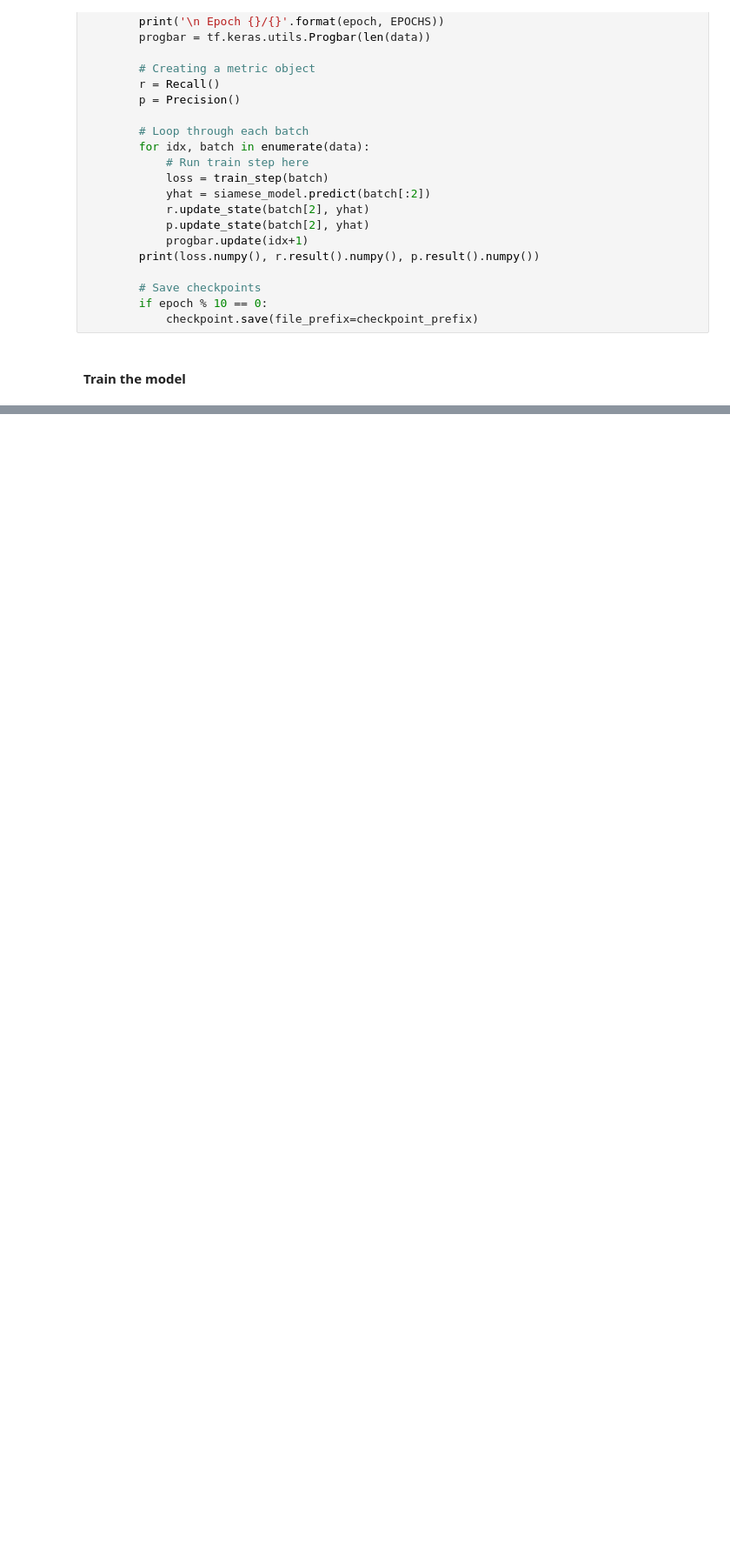
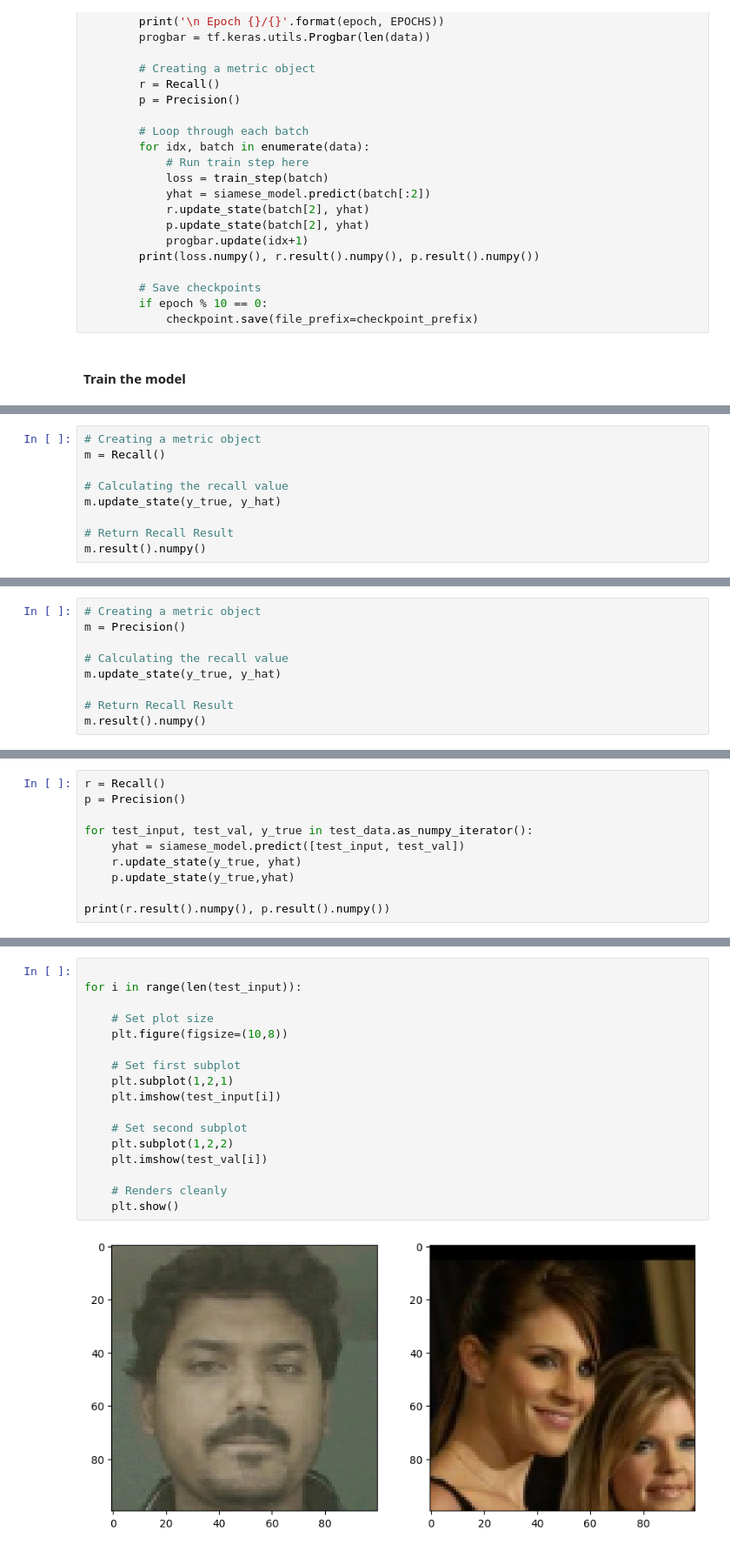
Before and after one commit to utsav-das/AI-Face-Recognition, a Jupyter notebook: ai_face_recognition_notebook.ipynb, the cells around one changed output, grey strips where cells are left out. Shown at 87% size. Saved outputs shown, nothing was run; the diff lists cells and outputs as text; blank space fills up the shorter version.

```diff
--- a/ai_face_recognition_notebook.ipynb
+++ b/ai_face_recognition_notebook.ipynb
@@ -646,0 +733,9 @@ def train(data, EPOCHS):
+# %%
+# Creating a metric object
+m = Recall()
+
+# Calculating the recall value
+m.update_state(y_true, y_hat)
+
+# Return Recall Result
+m.result().numpy()
@@ -646,0 +744,9 @@ def train(data, EPOCHS):
+# %%
+# Creating a metric object
+m = Precision()
+
+# Calculating the recall value
+m.update_state(y_true, y_hat)
+
+# Return Recall Result
+m.result().numpy()
@@ -646,0 +755,10 @@ def train(data, EPOCHS):
+# %%
+r = Recall()
+p = Precision()
+
+for test_input, test_val, y_true in test_data.as_numpy_iterator():
+    yhat = siamese_model.predict([test_input, test_val])
+    r.update_state(y_true, yhat)
+    p.update_state(y_true,yhat)
+
+print(r.result().numpy(), p.result().numpy())
@@ -646,0 +781,19 @@ def train(data, EPOCHS):
+# %%
+
+for i in range(len(test_input)):
+
+    # Set plot size
+    plt.figure(figsize=(10,8))
+
+    # Set first subplot
+    plt.subplot(1,2,1)
+    plt.imshow(test_input[i])
+
+    # Set second subplot
+    plt.subplot(1,2,2)
+    plt.imshow(test_val[i])
+
+    # Renders cleanly
+    plt.show()
+# %% [output]
+[figure, added]
```
Also changed, not shown: parts of 49 cells of this notebook.
